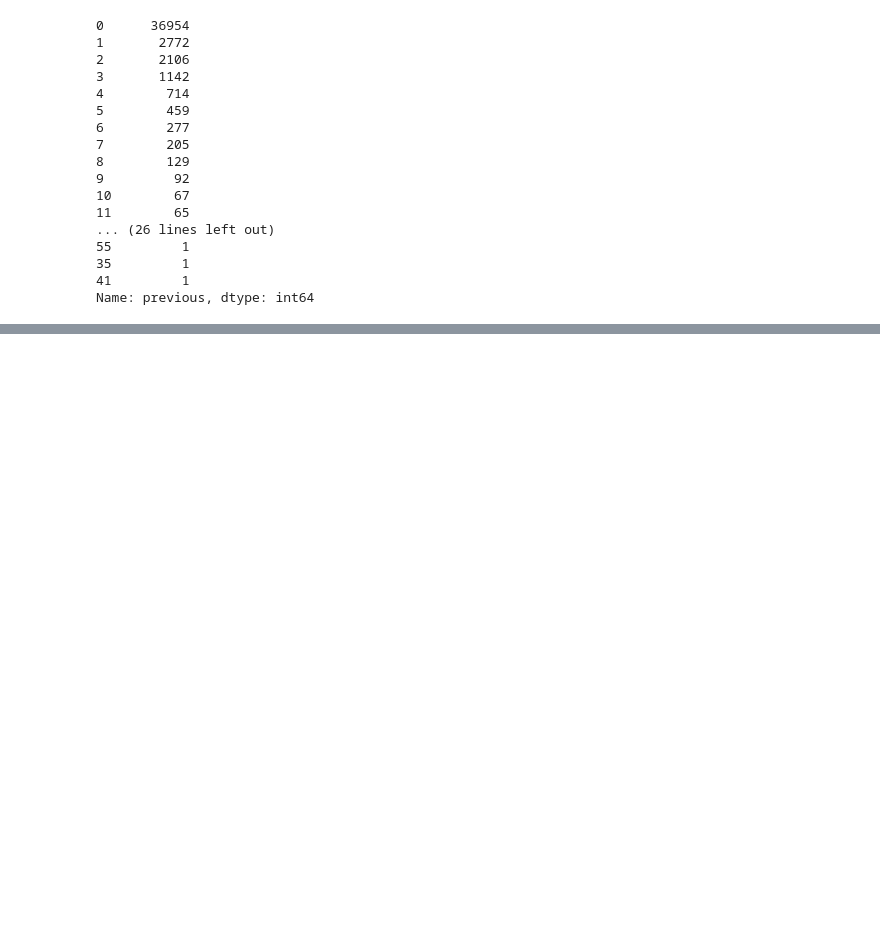
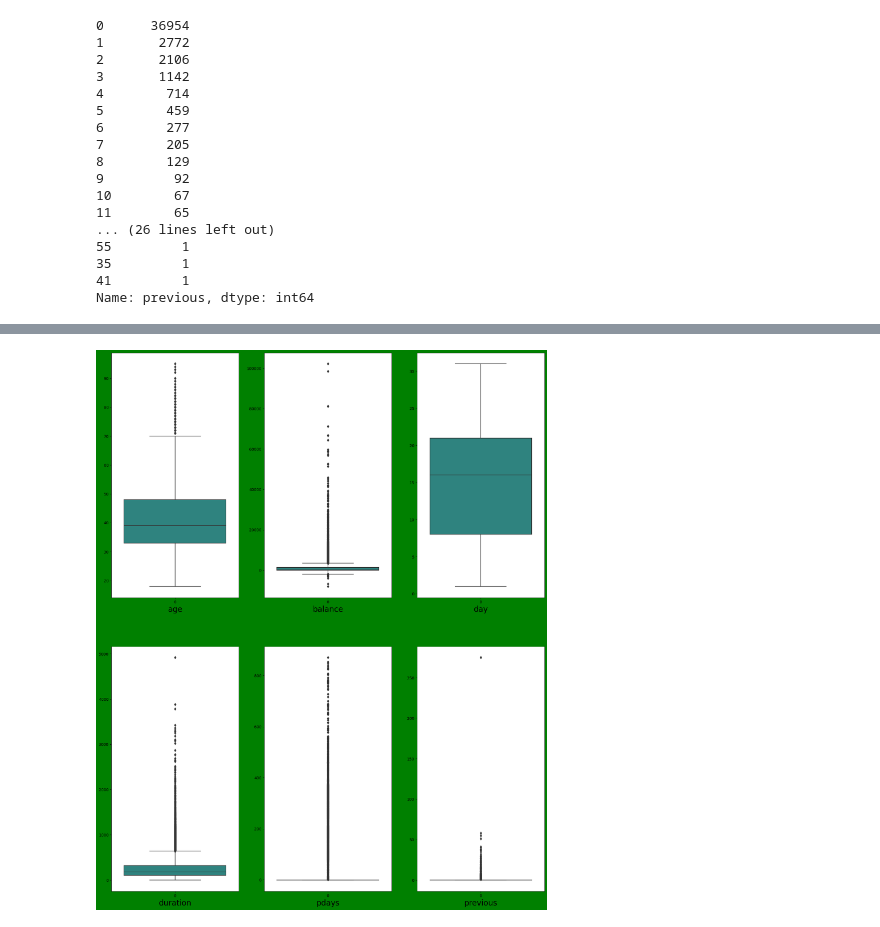
Before and after one commit to ROKR7381/DEMO_PURPOSE, a Jupyter notebook: Bank_Original_dataset.ipynb, the cells around one changed output, grey strips where cells are left out. Saved outputs shown, nothing was run; the diff lists cells and outputs as text; code cells hidden in the pictures; blank space fills up the shorter version.

```diff
--- a/Bank_Original_dataset.ipynb
+++ b/Bank_Original_dataset.ipynb
@@ -347,0 +355,17 @@ Name: previous, dtype: int64
+# %%
+X = df.drop(columns = ['y'])
+y = df['y']
+# %%
+plt.figure(figsize=(20,25),facecolor='green')
+plot_num=1
+for col in X.drop(columns =  ['job', 'marital', 'education', 'default','housing',
+       'loan', 'contact','month', 'campaign',
+        'poutcome']):
+    if plot_num<=8:
+        plt.subplot(2,3,plot_num)
+        sns.boxplot(X[col], palette='viridis')
+        plt.xlabel(col,fontsize=20)
+    plot_num+=1
+plt.show()
+# %% [output]
+[figure, added]
```
Also changed, not shown: parts of 69 cells of this notebook.
